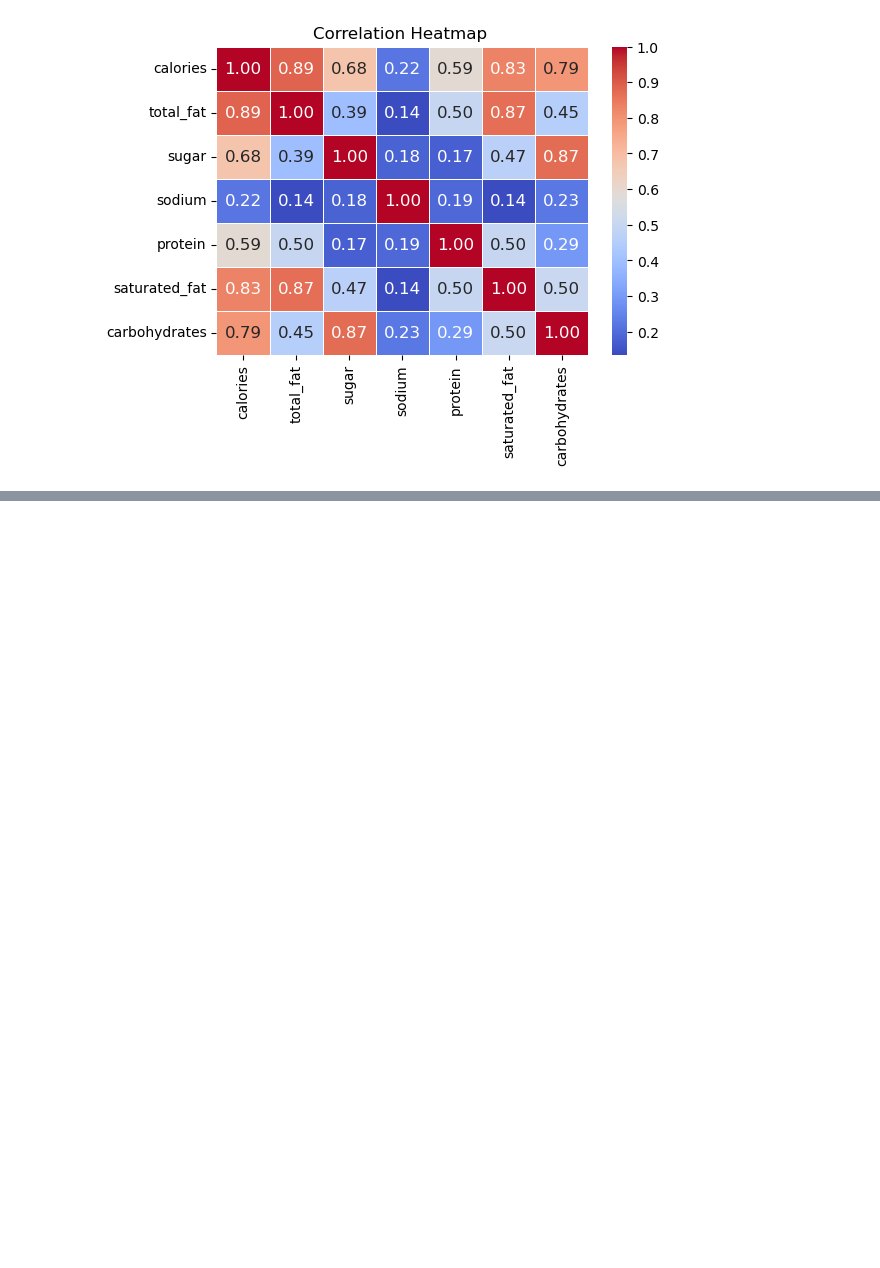
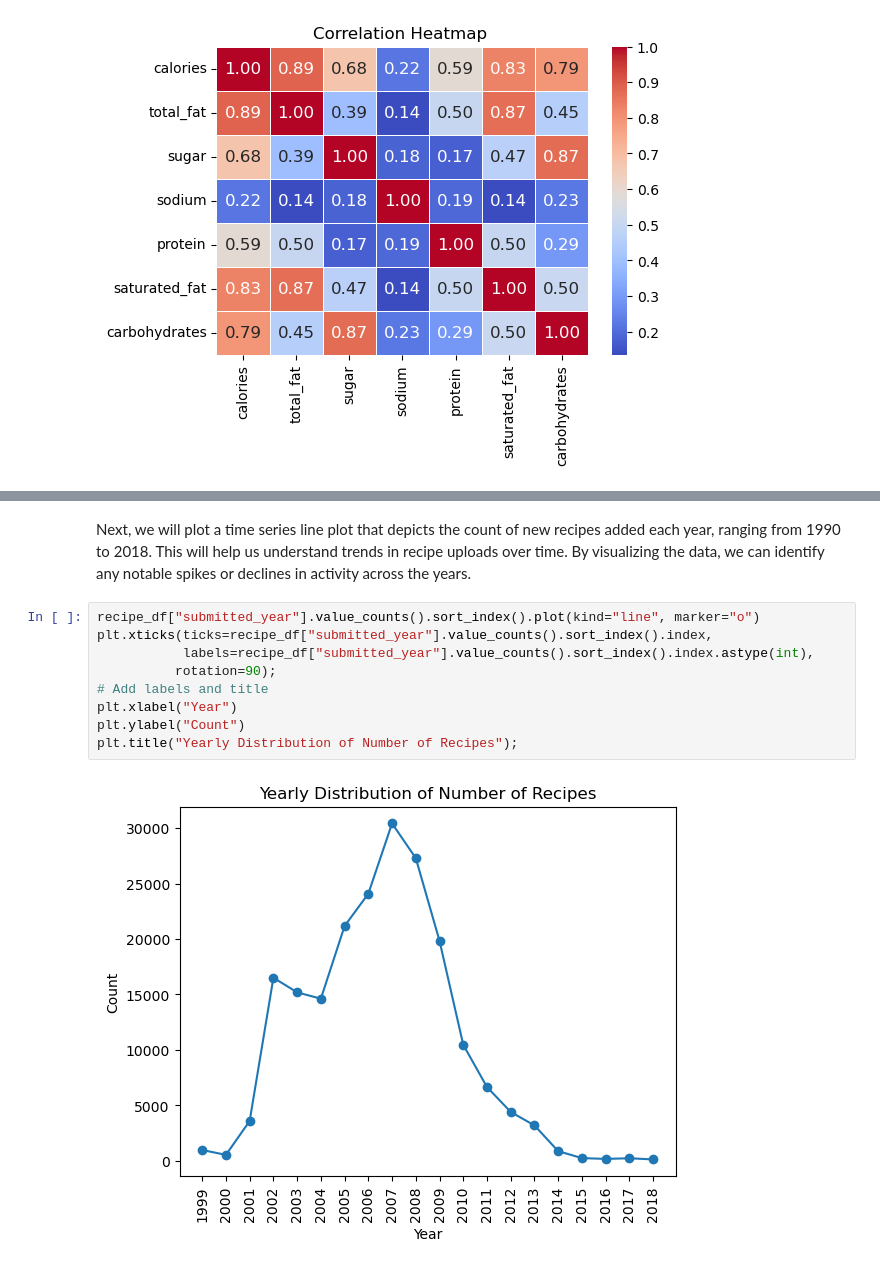
Before and after one commit to dahlp94/Recipe-Recommender-System, a Jupyter notebook: notebooks/exploratory-data-analysis.ipynb, the cells around one changed output, grey strips where cells are left out. Cells and saved outputs as stored; diff of their text form; blank space fills up the shorter version.

```diff
--- a/notebooks/exploratory-data-analysis.ipynb
+++ b/notebooks/exploratory-data-analysis.ipynb
@@ -186,0 +257,13 @@ plt.show()
+# %% [markdown]
+Next, we will plot a time series line plot that depicts the count of new recipes added each year, ranging from 1990 to 2018. This will help us understand trends in recipe uploads over time. By visualizing the data, we can identify any notable spikes or declines in activity across the years.
+# %%
+recipe_df["submitted_year"].value_counts().sort_index().plot(kind="line", marker="o")
+plt.xticks(ticks=recipe_df["submitted_year"].value_counts().sort_index().index,
+           labels=recipe_df["submitted_year"].value_counts().sort_index().index.astype(int),
+          rotation=90);
+# Add labels and title
+plt.xlabel("Year")
+plt.ylabel("Count")
+plt.title("Yearly Distribution of Number of Recipes");
+# %% [output]
+[figure, added]
```
Also changed, not shown: parts of 32 cells of this notebook.
